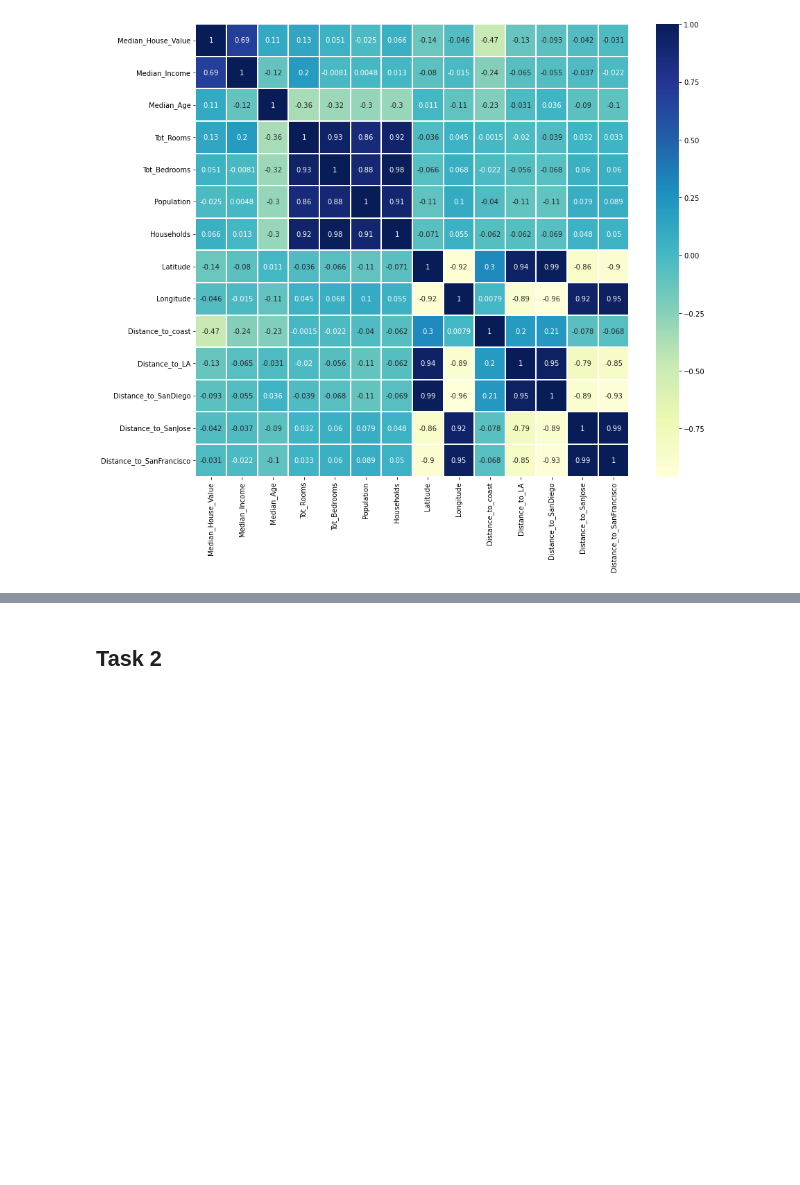
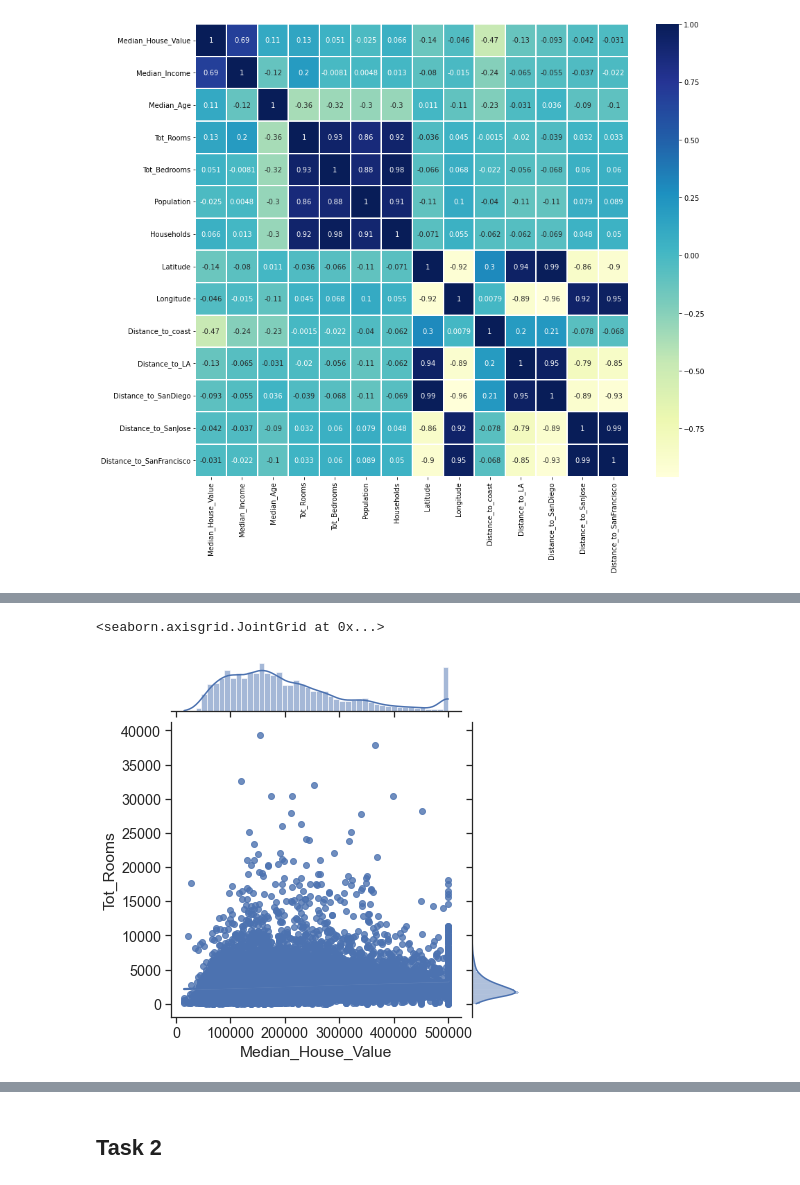
Before and after one commit to abeeto/project-group14-DATA301, a Jupyter notebook: notebooks/analysis2.ipynb, the cells around one changed output, grey strips where cells are left out. Cells and saved outputs as stored; diff of their text form; code cells hidden in the pictures; blank space fills up the shorter version.

```diff
--- a/notebooks/analysis2.ipynb
+++ b/notebooks/analysis2.ipynb
@@ -92,0 +115,11 @@ sns.jointplot(x='Median_House_Value', y='Median_Income', data=dfu, kind='reg')
+# %%
+sns.jointplot(x='Median_House_Value', y='Tot_Rooms', data=dfu, kind='reg')
+'''
+Surprisingly, the number of rooms in a household does not hold a large effect on the median house value.
+I would have expected a larger correlation strength than its value of 0.13. The several outliers way above
+the regressional line are interesting. Perhaps there may have been some lower end apartment complexes
+located within the specified block.
+'''
+# %% [output]
+<seaborn.axisgrid.JointGrid at 0x...>
+[figure, added]
```
Also changed, not shown: parts of 15 cells of this notebook, 2 other files.
